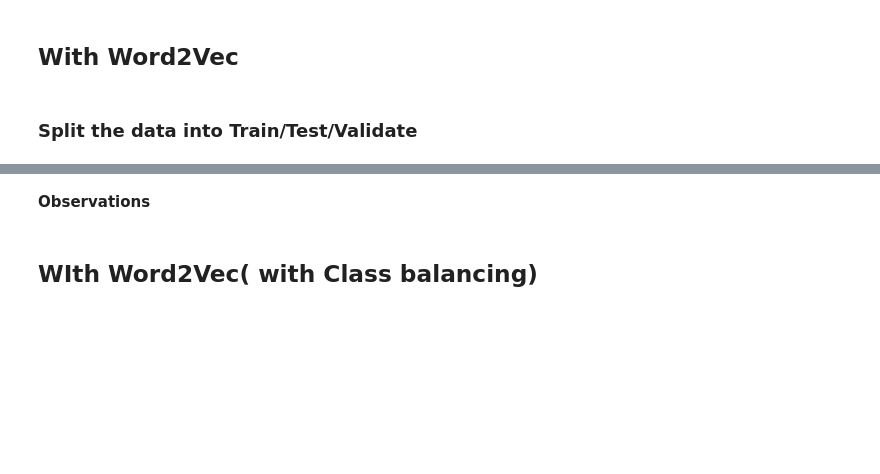
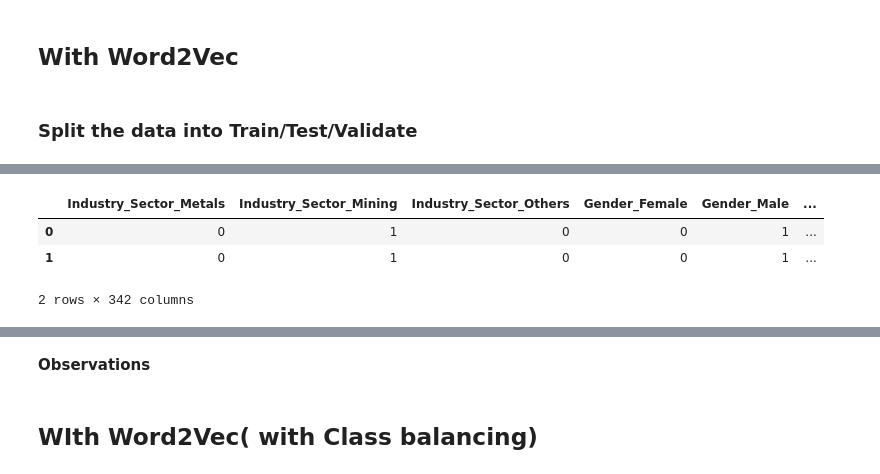
Before and after one commit to MeeruChandra/GL_NLP1_Group2, a Jupyter notebook: GLCapstone_NLP1.ipynb, the cells around one changed output, grey strips where cells are left out. Saved outputs shown, nothing was run; the diff lists cells and outputs as text; code cells hidden in the pictures; blank space fills up the shorter version.

```diff
--- a/GLCapstone_NLP1.ipynb
+++ b/GLCapstone_NLP1.ipynb
@@ -1026,8 +1055,8 @@ def average_vectorizer_Word2Vec(doc):
     return feature_vector
 # %%
 # creating a dataframe of the vectorized documents
-df_Word2Vec = pd.DataFrame(df_proc_5['Description'].apply(average_vectorizer_Word2Vec).tolist(), columns=['Features '+str(i) for i in range(vec_size)])
-df_Word2Vec
+df_Word2Vec_vec = pd.DataFrame(df_proc_5['Description'].apply(average_vectorizer_Word2Vec).tolist(), columns=['Features '+str(i) for i in range(vec_size)])
+df_Word2Vec_vec
 # %% [output]
 |  | Features 0 | Features 1 | Features 2 | Features 3 | Features 4 | Features 5 | Features 6 | Features 7 | ... |
 | 0 | 0.001021 | 0.067695 | -0.001047 | 0.032422 | 0.019764 | -0.056278 | 0.037534 | 0.124283 | ... |
@@ -1130,5 +1161,8 @@ df_proc_5.to_csv("/content/drive/MyDrive/Data/GLCapstone_NLPChatBOT_CleanedData.
 # %% [markdown]
 #  Step 5: Design train and test basic machine learning classifiers [ 10 Points ]
+# %%
+# load data from the file
+data = pd.read_csv("/content/drive/MyDrive/Data/GLCapstone_NLPChatBOT_CleanedData.csv")
 # %%
 #to hold the metrics for each model
 ListMetrics =[]
@@ -1171,6 +1225,13 @@ def pred_plot_confusion_matrix(name,model, x_train, x_test, y_train, y_test):
 # %%
 # Concatenating the features from transformer vectorization with the other columns from the dataset
 
-df_word2Vec= pd.concat([df_proc_5.iloc[:, :-1],embedding_matrix], axis=1)
+df_Word2Vec= pd.concat([data.iloc[:, :-1],df_Word2Vec_vec], axis=1)
+# %%
+df_Word2Vec.head(2)
+# %% [output]
+|  | Industry_Sector_Metals | Industry_Sector_Mining | Industry_Sector_Others | Gender_Female | Gender_Male | ... |
+| 0 | 0 | 1 | 0 | 0 | 1 | ... |
+| 1 | 0 | 1 | 0 | 0 | 1 | ... |
+2 rows × 342 columns
 # %%
 # Storing independent variable
```
Also changed, not shown: parts of 23 cells of this notebook.
